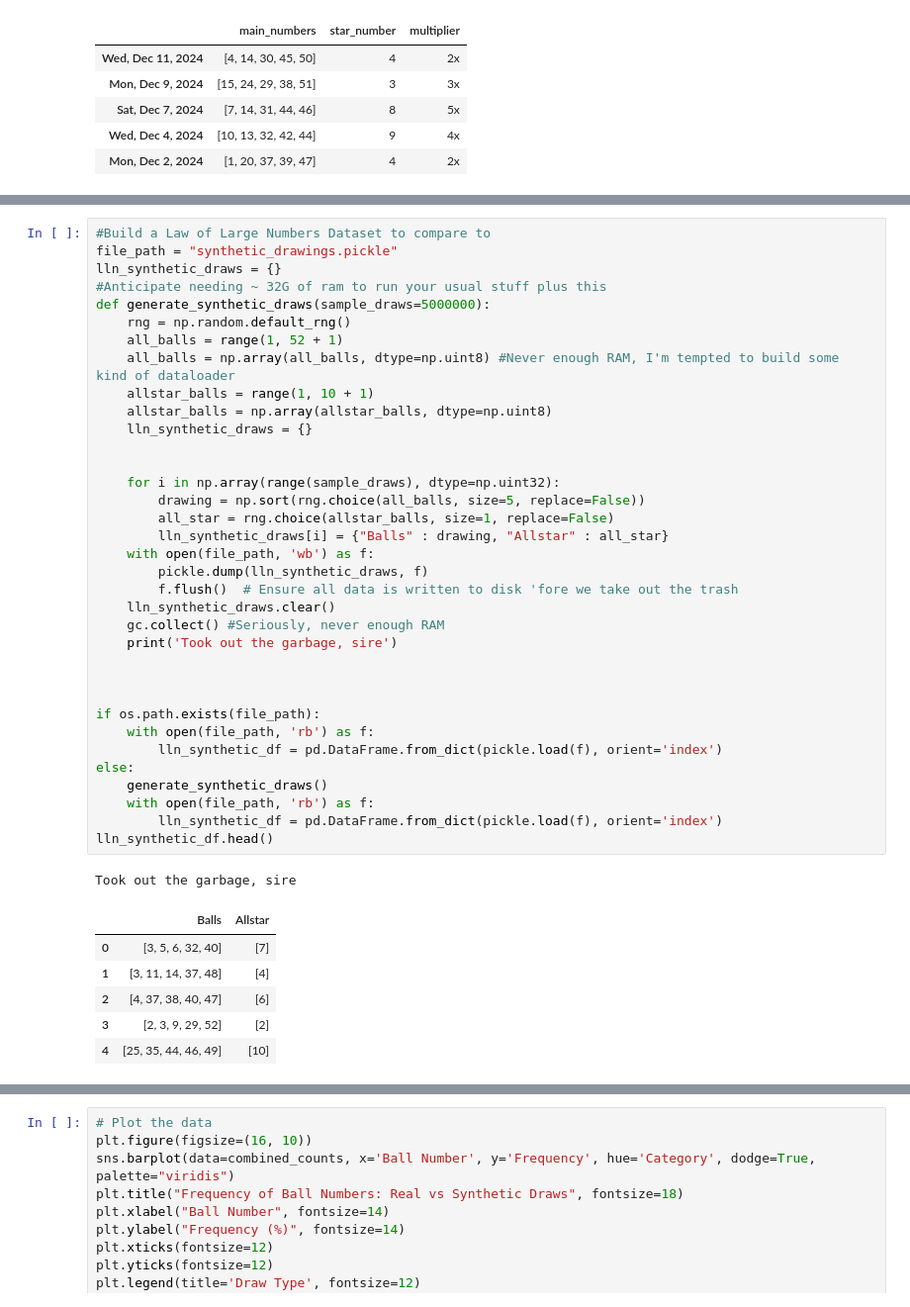
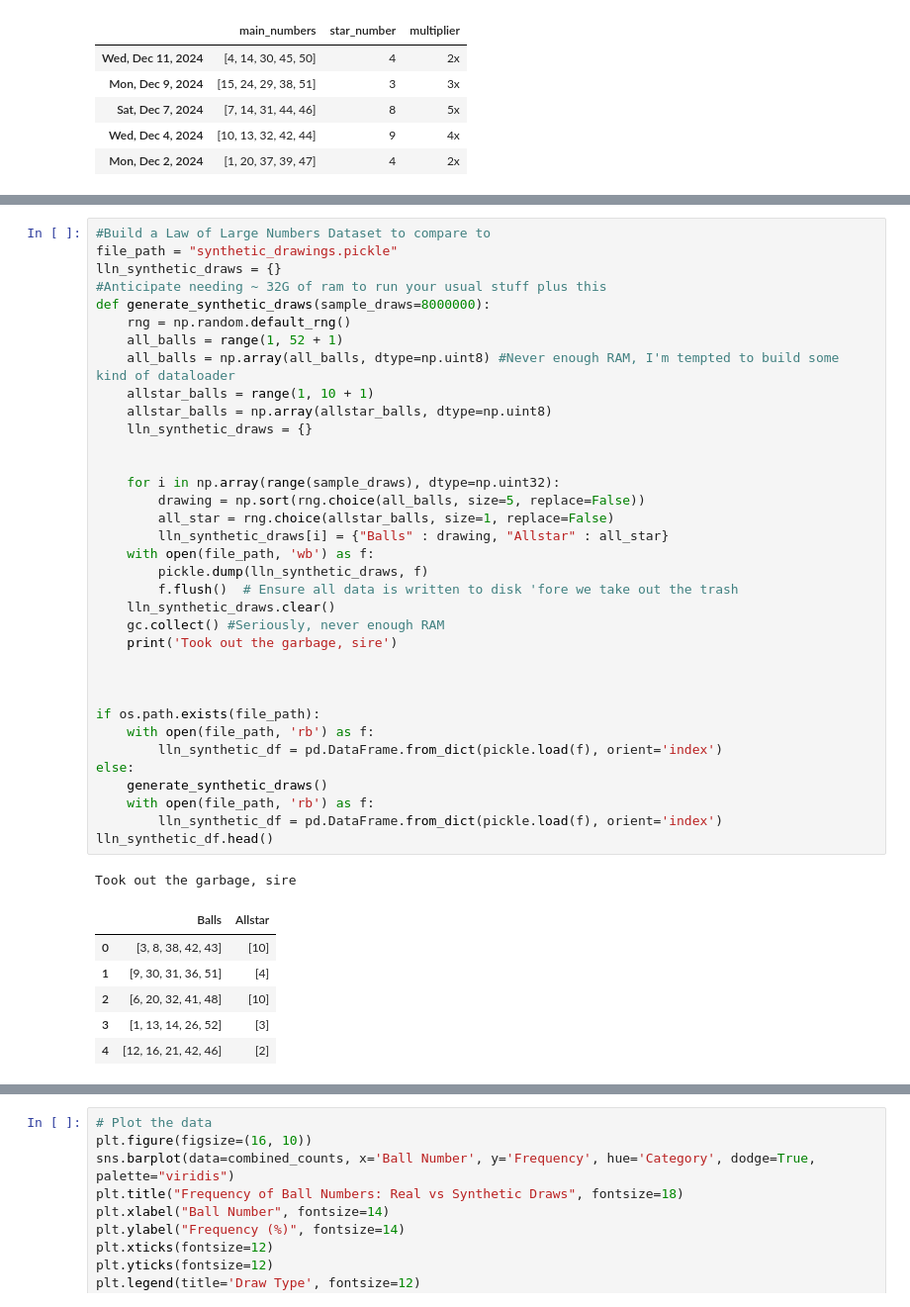
Before and after one commit to Agent-Diamonds/LottoAmericaDataFun, a Jupyter notebook: LottoAmerica.ipynb, the cells around one changed output, grey strips where cells are left out. Shown: that part at 99% size. Saved outputs shown, nothing was run; the diff lists cells and outputs as text.

```diff
--- a/LottoAmerica.ipynb
+++ b/LottoAmerica.ipynb
@@ -48,44 +50,44 @@ df2.head()
 file_path = "synthetic_drawings.pickle"
 lln_synthetic_draws = {}
 #Anticipate needing ~ 32G of ram to run your usual stuff plus this
-def generate_synthetic_draws(sample_draws=5000000):
+def generate_synthetic_draws(sample_draws=8000000):
     rng = np.random.default_rng()
     all_balls = range(1, 52 + 1)
     all_balls = np.array(all_balls, dtype=np.uint8) #Never enough RAM, I'm tempted to build some kind of dataloader
     allstar_balls = range(1, 10 + 1)
     allstar_balls = np.array(allstar_balls, dtype=np.uint8)
     lln_synthetic_draws = {}
 
 
     for i in np.array(range(sample_draws), dtype=np.uint32):
         drawing = np.sort(rng.choice(all_balls, size=5, replace=False))
         all_star = rng.choice(allstar_balls, size=1, replace=False)
         lln_synthetic_draws[i] = {"Balls" : drawing, "Allstar" : all_star}
     with open(file_path, 'wb') as f:
         pickle.dump(lln_synthetic_draws, f)
         f.flush()  # Ensure all data is written to disk 'fore we take out the trash
     lln_synthetic_draws.clear()
     gc.collect() #Seriously, never enough RAM
     print('Took out the garbage, sire')
 
 
 
 if os.path.exists(file_path):
     with open(file_path, 'rb') as f:
         lln_synthetic_df = pd.DataFrame.from_dict(pickle.load(f), orient='index')
 else:
     generate_synthetic_draws()
     with open(file_path, 'rb') as f:
         lln_synthetic_df = pd.DataFrame.from_dict(pickle.load(f), orient='index')
 lln_synthetic_df.head()
 # %% [output]
 Took out the garbage, sire
 |  | Balls | Allstar |
-| 0 | [3, 5, 6, 32, 40] | [7] |
-| 1 | [3, 11, 14, 37, 48] | [4] |
-| 2 | [4, 37, 38, 40, 47] | [6] |
-| 3 | [2, 3, 9, 29, 52] | [2] |
-| 4 | [25, 35, 44, 46, 49] | [10] |
+| 0 | [3, 8, 38, 42, 43] | [10] |
+| 1 | [9, 30, 31, 36, 51] | [4] |
+| 2 | [6, 20, 32, 41, 48] | [10] |
+| 3 | [1, 13, 14, 26, 52] | [3] |
+| 4 | [12, 16, 21, 42, 46] | [2] |
 # %%
 # Calculate ball frequency from synthetic draws
 synthetic_counts = pd.Series([ball for sublist in lln_synthetic_df['Balls'] for ball in sublist]).value_counts(normalize=True)
```
Also changed, not shown: parts of 8 cells of this notebook.
